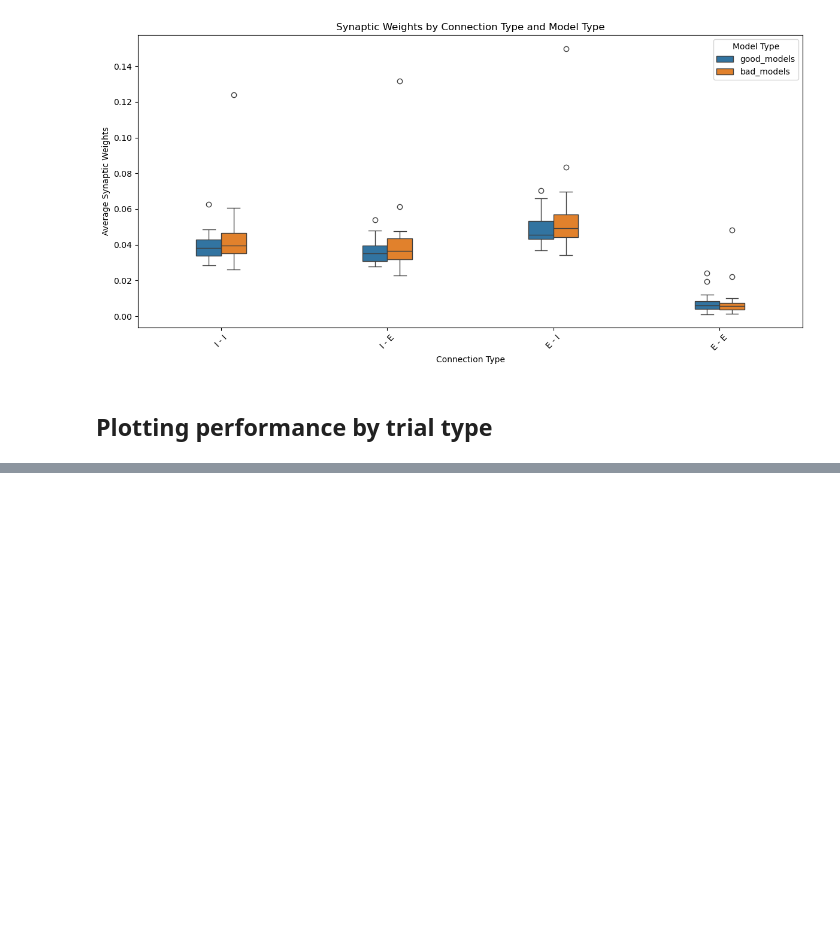
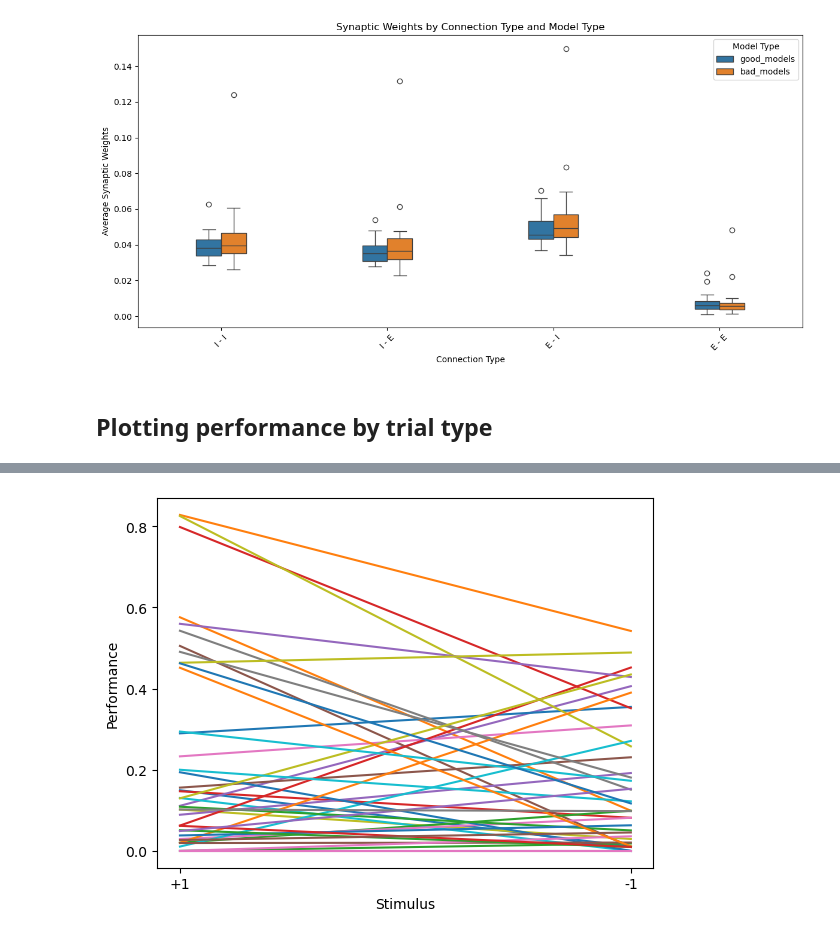
Before and after one commit to renee-tung/spikeRNN, a Jupyter notebook: rate/plot_performance.ipynb, the cells around one changed output, grey strips where cells are left out. Cells and saved outputs as stored; diff of their text form; code cells hidden in the pictures; blank space fills up the shorter version.

```diff
--- a/rate/plot_performance.ipynb
+++ b/rate/plot_performance.ipynb
@@ -292,0 +332,12 @@ KeyError: 'model_perf_mean_plus'
+# %%
+ii_perf = np.vstack((group1, group2))
+ii_perf.shape
+
+plt.figure()
+plt.plot(ii_perf)
+plt.xlabel('Stimulus')
+plt.ylabel('Performance')
+plt.xticks([0, 1], ['+1', '-1'])
+plt.show()
+# %% [output]
+[figure, added]
```
Also changed, not shown: parts of 9 cells of this notebook.
